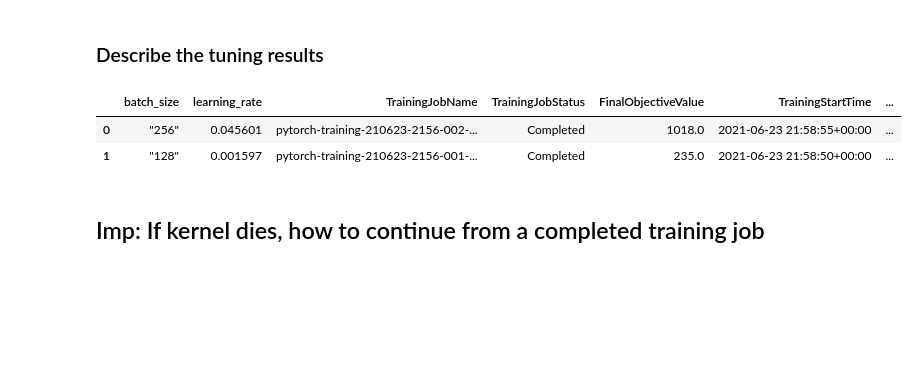
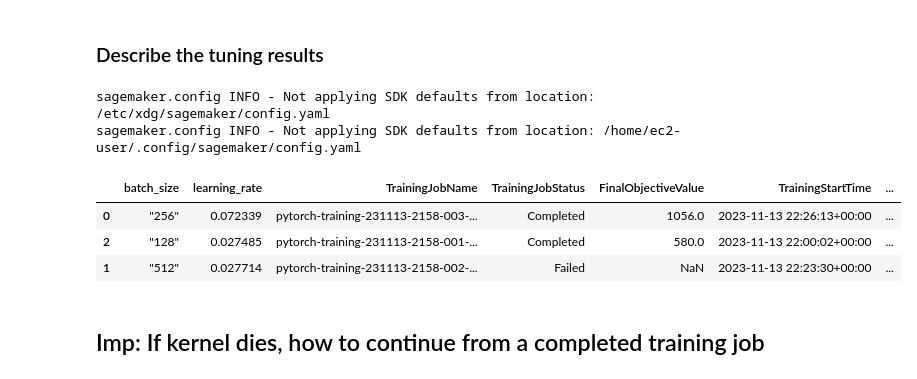
Before and after one commit to djarrin/operationalized-dog-classifier, a Jupyter notebook: train_and_deploy-solution.ipynb, the cells around one changed output. Cells and saved outputs as stored; diff of their text form; code cells hidden in the pictures; blank space fills up the shorter version.

```diff
--- a/train_and_deploy-solution.ipynb
+++ b/train_and_deploy-solution.ipynb
@@ -86,15 +100,18 @@ tuner.fit({"training": "s3://udacitysolution/"})
 <h3>Describe the tuning results</h3>
 # %%
 exp = HyperparameterTuningJobAnalytics(
-  hyperparameter_tuning_job_name='pytorch-training-210623-2156')
+  hyperparameter_tuning_job_name='pytorch-training-231113-2158')
 
 jobs = exp.dataframe()
 
 jobs.sort_values('FinalObjectiveValue', ascending=0)
 # %% [output]
+sagemaker.config INFO - Not applying SDK defaults from location: /etc/xdg/sagemaker/config.yaml
+sagemaker.config INFO - Not applying SDK defaults from location: /home/ec2-user/.config/sagemaker/config.yaml
 |  | batch_size | learning_rate | TrainingJobName | TrainingJobStatus | FinalObjectiveValue | TrainingStartTime | ... |
-| 0 | "256" | 0.045601 | pytorch-training-210623-2156-002-... | Completed | 1018.0 | 2021-06-23 21:58:55+00:00 | ... |
-| 1 | "128" | 0.001597 | pytorch-training-210623-2156-001-... | Completed | 235.0 | 2021-06-23 21:58:50+00:00 | ... |
+| 0 | "256" | 0.072339 | pytorch-training-231113-2158-003-... | Completed | 1056.0 | 2023-11-13 22:26:13+00:00 | ... |
+| 2 | "128" | 0.027485 | pytorch-training-231113-2158-001-... | Completed | 580.0 | 2023-11-13 22:00:02+00:00 | ... |
+| 1 | "512" | 0.027714 | pytorch-training-231113-2158-002-... | Failed | NaN | 2023-11-13 22:23:30+00:00 | ... |
 # %% [markdown]
 ## Imp: If kernel dies, how to continue from a completed training job
 # %%
```
Also changed, not shown: parts of 19 cells of this notebook, 2 other files.
